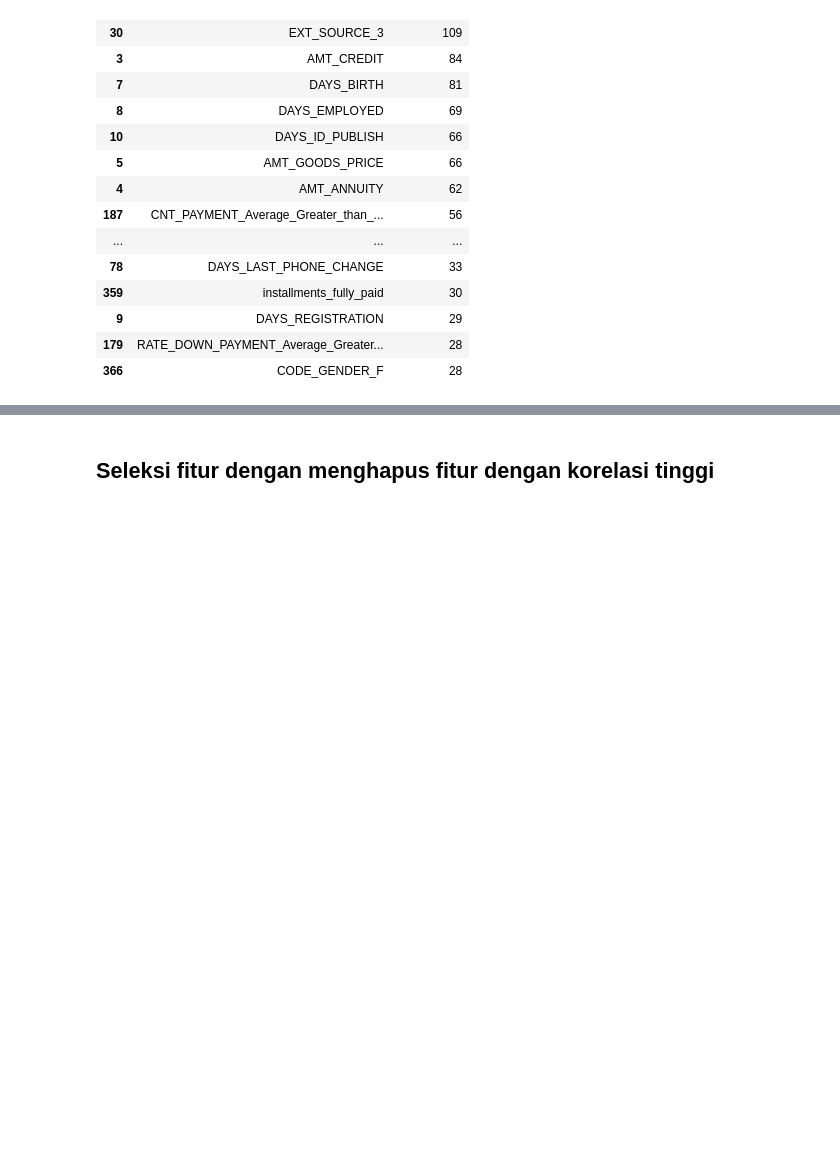
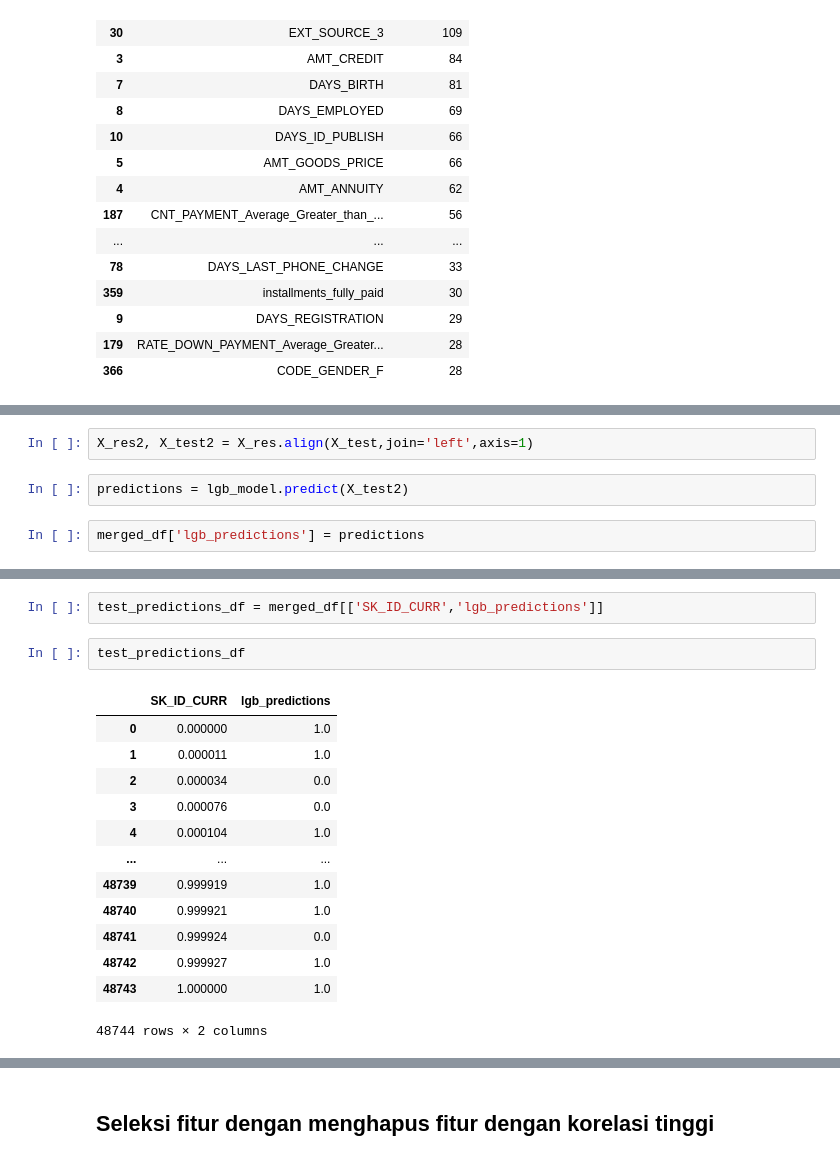
Before and after one commit to kelvin2401/portfolio, a Jupyter notebook: Home Credit Risk Prediction/Home Credit Final Project.ipynb, the cells around one changed output, grey strips where cells are left out. Cells and saved outputs as stored; diff of their text form; blank space fills up the shorter version.

```diff
--- a/Home Credit Risk Prediction/Home Credit Final Project.ipynb
+++ b/Home Credit Risk Prediction/Home Credit Final Project.ipynb
@@ -3073,0 +3126,6 @@ feature_importance_df.head(30)
+# %%
+X_res2, X_test2 = X_res.align(X_test,join='left',axis=1)
+# %%
+predictions = lgb_model.predict(X_test2)
+# %%
+merged_df['lgb_predictions'] = predictions
@@ -3073,0 +3153,18 @@ feature_importance_df.head(30)
+# %%
+test_predictions_df = merged_df[['SK_ID_CURR','lgb_predictions']]
+# %%
+test_predictions_df
+# %% [output]
+|  | SK_ID_CURR | lgb_predictions |
+| 0 | 0.000000 | 1.0 |
+| 1 | 0.000011 | 1.0 |
+| 2 | 0.000034 | 0.0 |
+| 3 | 0.000076 | 0.0 |
+| 4 | 0.000104 | 1.0 |
+| ... | ... | ... |
+| 48739 | 0.999919 | 1.0 |
+| 48740 | 0.999921 | 1.0 |
+| 48741 | 0.999924 | 0.0 |
+| 48742 | 0.999927 | 1.0 |
+| 48743 | 1.000000 | 1.0 |
+48744 rows × 2 columns
```
Also changed, not shown: parts of 23 cells of this notebook.
